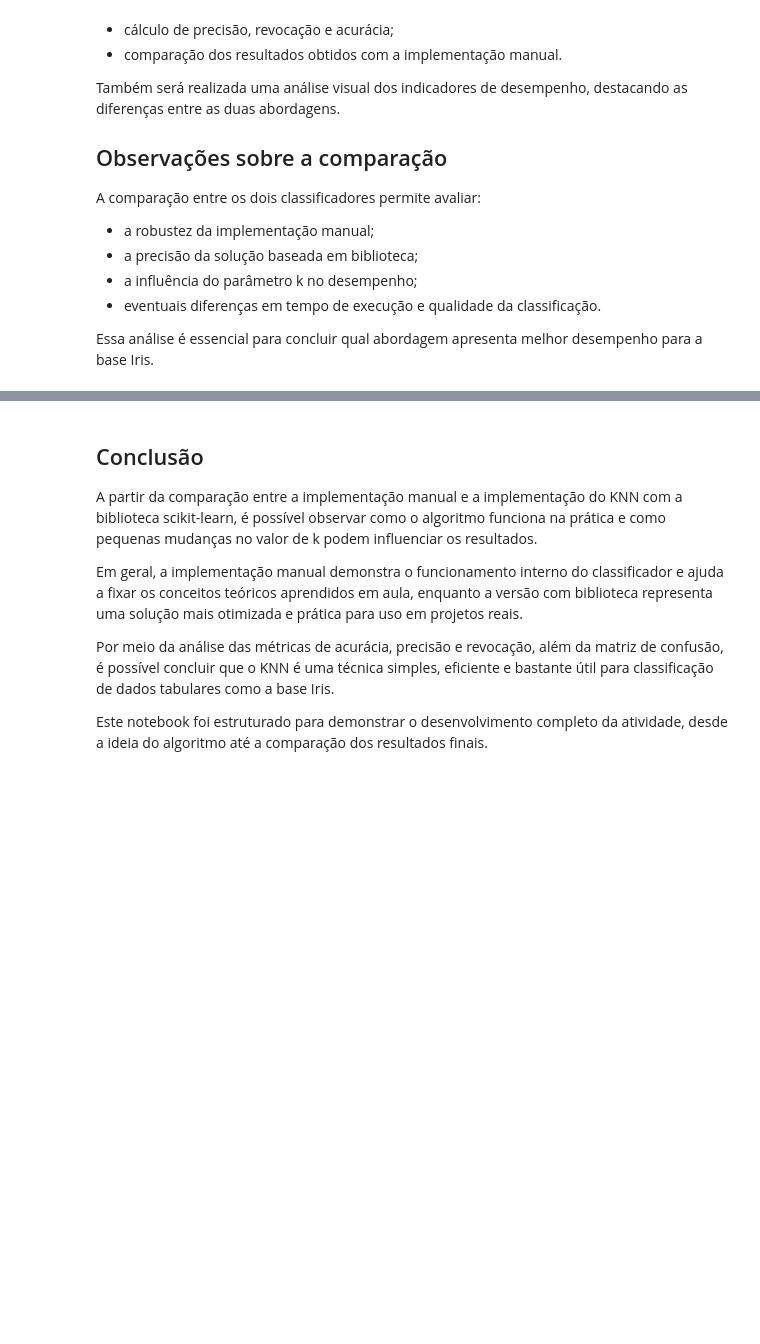
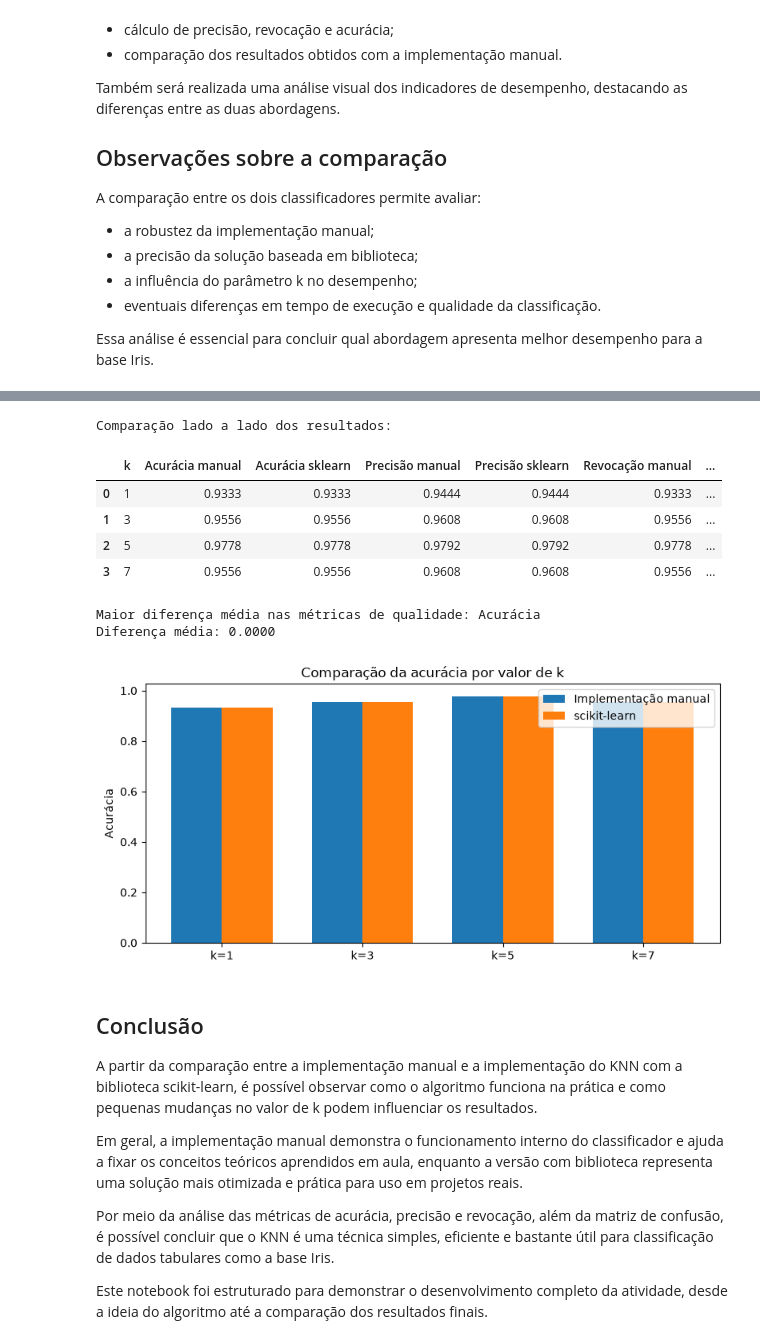
Before and after one commit to joaopbrites/gcc-128_trabalho-pratico-1, a Jupyter notebook: anderson_fernandes-joao_pedro.ipynb, the cells around one changed output, grey strips where cells are left out. Drawn from its saved outputs; the diff is of its cells as text; code cells hidden in the pictures; blank space fills up the shorter version.

Commit message:
Adiciona comparação visual dos classificadores

```diff
--- a/anderson_fernandes-joao_pedro.ipynb
+++ b/anderson_fernandes-joao_pedro.ipynb
@@ -30,7 +30,9 @@ from sklearn.model_selection import train_test_split
 from sklearn.metrics import accuracy_score, precision_score, recall_score, confusion_matrix
 import numpy as np
 import matplotlib.pyplot as plt
+import time
 
+# Import da base de dados em formato frame
 iris = load_iris(as_frame=True)
 X = iris.data.to_numpy()
 y = iris.target.to_numpy()
@@ -58,8 +60,11 @@ def knn_manual_predict(X_train, y_train, sample, k):
 
 for k in [1, 3, 5, 7]:
     predictions = []
+    start_time = time.perf_counter()
     for sample in X_test:
         predictions.append(knn_manual_predict(X_train, y_train, sample, k))
+    elapsed_time = time.perf_counter() - start_time
+    print(f"Tempo de predição manual: {elapsed_time:.6f} s")
     predictions = np.array(predictions)
 
     accuracy = accuracy_score(y_test, predictions)
@@ -243,6 +256,79 @@ Matriz de confusão:
  [ 0 15  0]
  [ 0  2 13]]
 [figure]
+# %%
+import pandas as pd
+
+# Reúne as métricas dos dois classificadores para comparação direta.
+resultados = []
+
+for k_comparacao in [1, 3, 5, 7]:
+    inicio_manual = time.perf_counter()
+    previsoes_manuais = np.array([
+        knn_manual_predict(X_train, y_train, amostra, k_comparacao)
+        for amostra in X_test
+    ])
+    tempo_manual = time.perf_counter() - inicio_manual
+
+    modelo_sklearn = KNeighborsClassifier(n_neighbors=k_comparacao)
+    inicio_sklearn = time.perf_counter()
+    modelo_sklearn.fit(X_train, y_train)
+    previsoes_sklearn = modelo_sklearn.predict(X_test)
+    tempo_sklearn = time.perf_counter() - inicio_sklearn
+
+    resultados.append({
+        'k': k_comparacao,
+        'Acurácia manual': accuracy_score(y_test, previsoes_manuais),
+        'Acurácia sklearn': accuracy_score(y_test, previsoes_sklearn),
+        'Precisão manual': precision_score(y_test, previsoes_manuais, average='macro', zero_division=0),
+        'Precisão sklearn': precision_score(y_test, previsoes_sklearn, average='macro', zero_division=0),
+        'Revocação manual': recall_score(y_test, previsoes_manuais, average='macro', zero_division=0),
+        'Revocação sklearn': recall_score(y_test, previsoes_sklearn, average='macro', zero_division=0),
+        'Tempo manual (s)': tempo_manual,
+        'Tempo sklearn (s)': tempo_sklearn
+    })
+
+comparacao = pd.DataFrame(resultados)
+comparacao['Diferença de acurácia'] = abs(comparacao['Acurácia manual'] - comparacao['Acurácia sklearn'])
+comparacao['Diferença de precisão'] = abs(comparacao['Precisão manual'] - comparacao['Precisão sklearn'])
+comparacao['Diferença de revocação'] = abs(comparacao['Revocação manual'] - comparacao['Revocação sklearn'])
+comparacao['Diferença de tempo (s)'] = abs(comparacao['Tempo manual (s)'] - comparacao['Tempo sklearn (s)'])
+
+print('Comparação lado a lado dos resultados:')
+display(comparacao.round(4))
+
+diferencas_qualidade = {
+    'Acurácia': comparacao['Diferença de acurácia'].mean(),
+    'Precisão': comparacao['Diferença de precisão'].mean(),
+    'Revocação': comparacao['Diferença de revocação'].mean()
+}
+maior_diferenca = max(diferencas_qualidade, key=diferencas_qualidade.get)
+print(f'\nMaior diferença média nas métricas de qualidade: {maior_diferenca}')
+print(f"Diferença média: {diferencas_qualidade[maior_diferenca]:.4f}")
+
+coluna_manual = f'{maior_diferenca} manual'
+coluna_sklearn = f'{maior_diferenca} sklearn'
+posicoes = np.arange(len(comparacao))
+
+plt.figure(figsize=(8, 4))
+plt.bar(posicoes - 0.18, comparacao[coluna_manual], width=0.36, label='Implementação manual')
+plt.bar(posicoes + 0.18, comparacao[coluna_sklearn], width=0.36, label='scikit-learn')
+plt.xticks(posicoes, [f'k={valor}' for valor in comparacao['k']])
+plt.ylabel(maior_diferenca)
+plt.title(f'Comparação da {maior_diferenca.lower()} por valor de k')
+plt.legend()
+plt.tight_layout()
+plt.show()
+# %% [output]
+Comparação lado a lado dos resultados:
+|  | k | Acurácia manual | Acurácia sklearn | Precisão manual | Precisão sklearn | Revocação manual | ... |
+| 0 | 1 | 0.9333 | 0.9333 | 0.9444 | 0.9444 | 0.9333 | ... |
+| 1 | 3 | 0.9556 | 0.9556 | 0.9608 | 0.9608 | 0.9556 | ... |
+| 2 | 5 | 0.9778 | 0.9778 | 0.9792 | 0.9792 | 0.9778 | ... |
+| 3 | 7 | 0.9556 | 0.9556 | 0.9608 | 0.9608 | 0.9556 | ... |
+Maior diferença média nas métricas de qualidade: Acurácia
+Diferença média: 0.0000
+[figure, added]
 # %% [markdown]
 ## Conclusão
 
```
Also changed, not shown: parts of 3 cells of this notebook.
